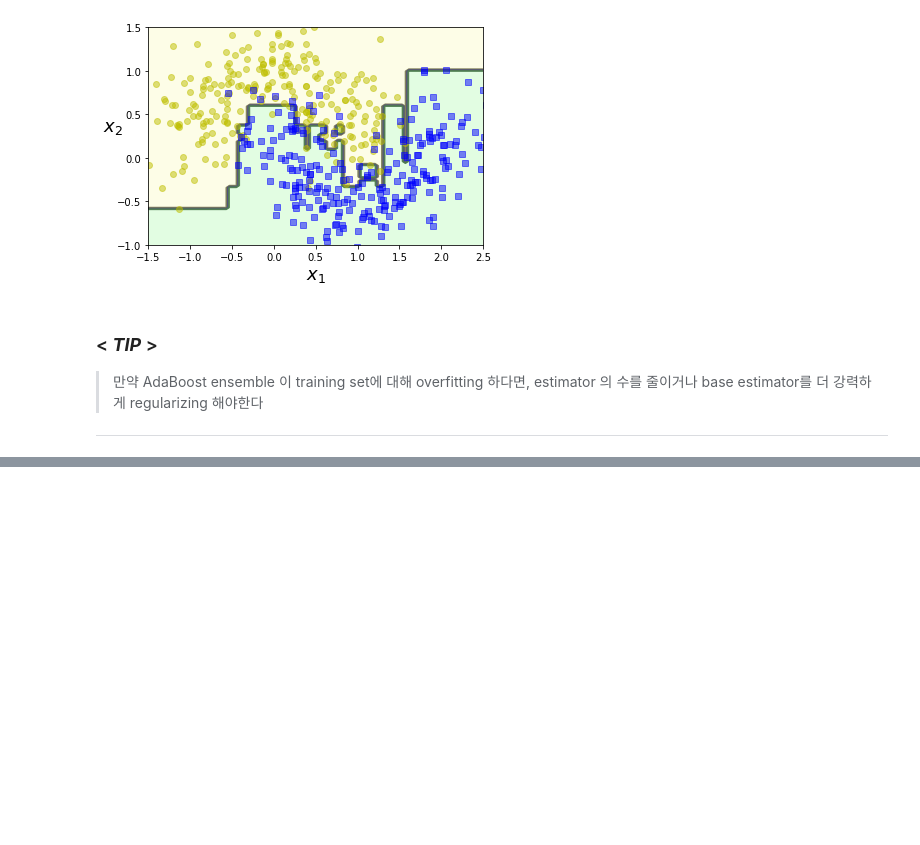
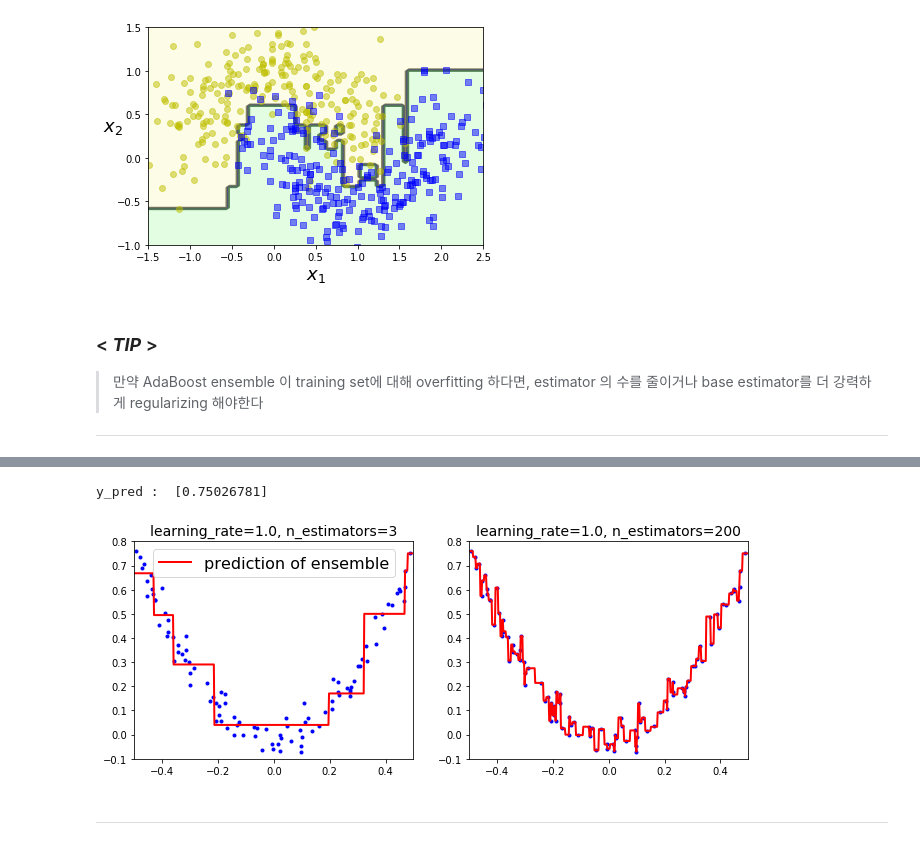
Before and after one commit to Heegu94/machine_learning, a Jupyter notebook: chapter_7_ensemble_learning_and_random_forests.ipynb, the cells around one changed output, grey strips where cells are left out. Cells and saved outputs as stored; diff of their text form; code cells hidden in the pictures; blank space fills up the shorter version.

Commit message:
add GradientBoost

```diff
--- a/chapter_7_ensemble_learning_and_random_forests.ipynb
+++ b/chapter_7_ensemble_learning_and_random_forests.ipynb
@@ -680,0 +818,5 @@ ___
+# %%
+from sklearn.ensemble import GradientBoostingRegressor
+
+gbrt = GradientBoostingRegressor(max_depth=2, n_estimators=3, learning_rate=1.0, random_state=42)
+gbrt.fit(X, y)
@@ -680,0 +842,3 @@ ___
+# %%
+gbrt_slow = GradientBoostingRegressor(max_depth=2, n_estimators=200, learning_rate=1.0, random_state=42)
+gbrt_slow.fit(X, y)
@@ -680,0 +855,23 @@ ___
+# %%
+print('y_pred : ', gbrt.predict(X_new))
+# %% [output]
+y_pred :  [0.75026781]
+# %%
+plt.figure(figsize=(11,4))
+
+plt.subplot(121)
+plot_predictions([gbrt], X, y, axes=[-0.5, 0.5, -0.1, 0.8], label="prediction of ensemble")
+plt.title("learning_rate={}, n_estimators={}".format(gbrt.learning_rate, gbrt.n_estimators), fontsize=14)
+
+plt.subplot(122)
+plot_predictions([gbrt_slow], X, y, axes=[-0.5, 0.5, -0.1, 0.8])
+plt.title("learning_rate={}, n_estimators={}".format(gbrt_slow.learning_rate, gbrt_slow.n_estimators), fontsize=14)
+
+plt.show()
+
+
+#출처: https://excelsior-cjh.tistory.com/166 [EXCELSIOR]
+# %% [output]
+[figure, added]
+# %% [markdown]
+___
```
Also changed, not shown: parts of 28 cells of this notebook, 1 other file.
